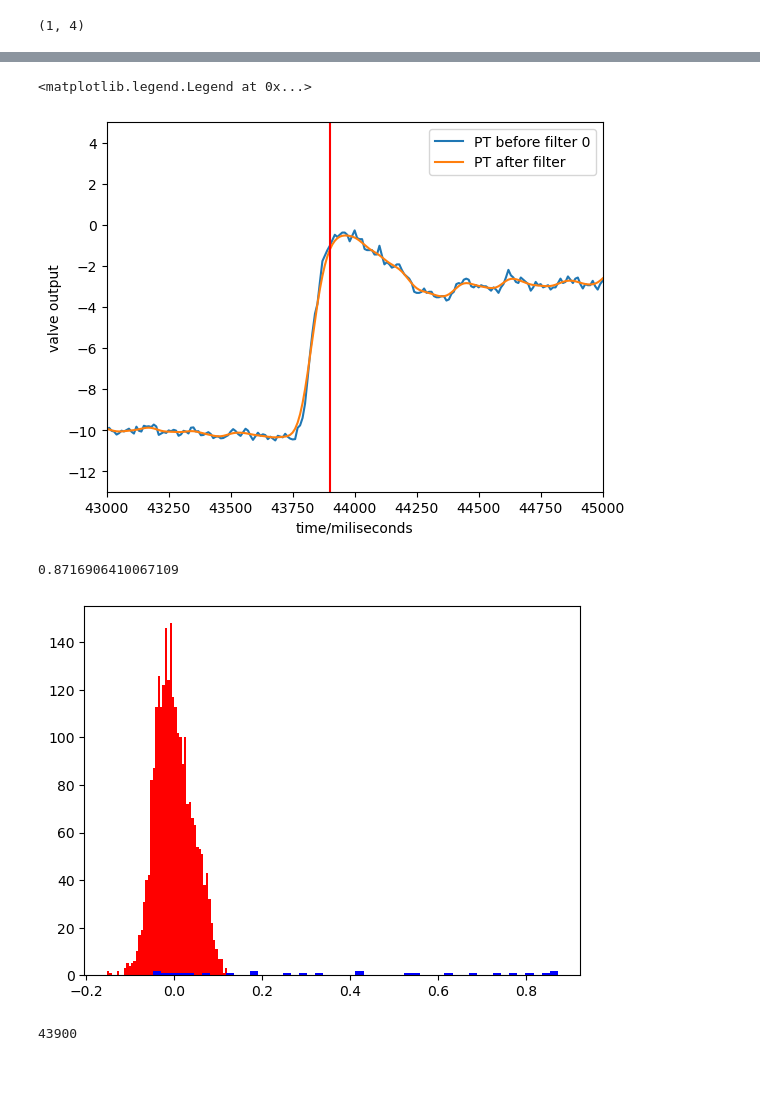
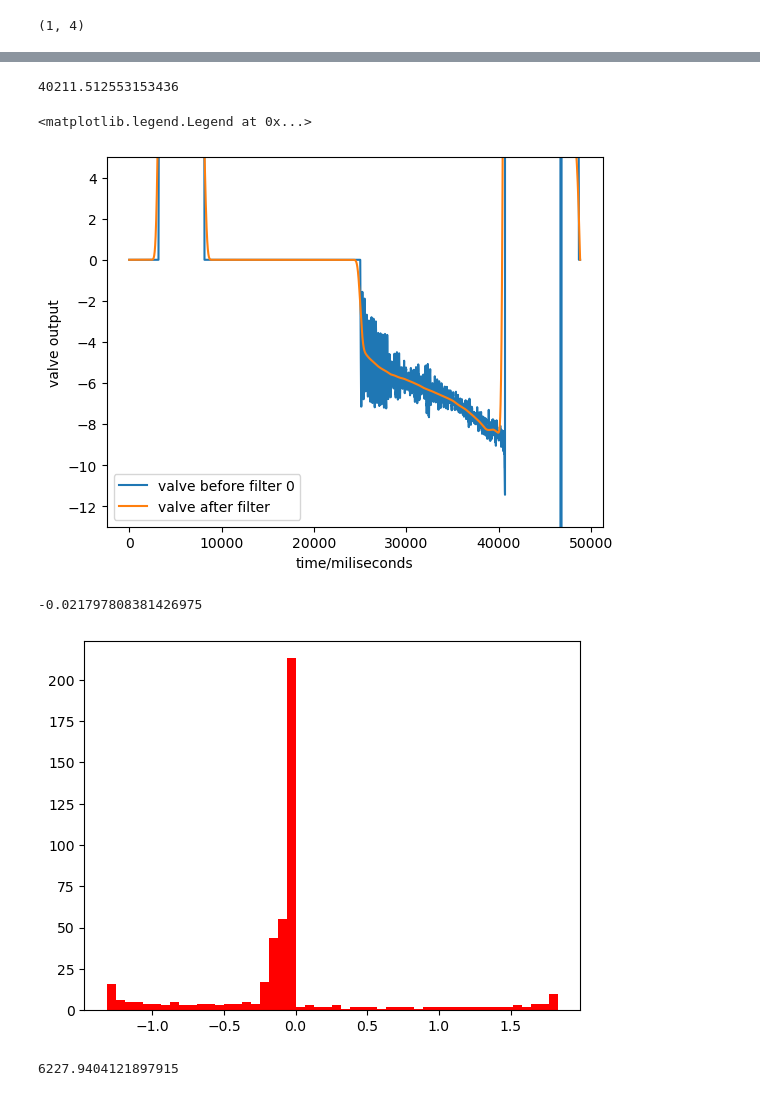
Before and after one commit to SBC-Collaboration/LAr10Ana, a Jupyter notebook: nb/rzhang/Piezo-Waveform_t_start.ipynb, the cells around one changed output, grey strips where cells are left out. Saved outputs shown, nothing was run; the diff lists cells and outputs as text; code cells hidden in the pictures.

```diff
--- a/nb/rzhang/Piezo-Waveform_t_start.ipynb
+++ b/nb/rzhang/Piezo-Waveform_t_start.ipynb
@@ -16,11 +16,11 @@ importlib.reload(AcousticT0)
 # %%
 TEST_RUN = "/exp/e961/data/SBC-25-daqdata/20250611_1/"
 TEST_RUN2 = "/exp/e961/app/users/runze/data/20251121_5/"
-TEST_RUN2 = "/exp/e961/app/users/runze/data/20260205_6/"
+TEST_RUN2 = "/exp/e961/app/users/runze/data/20260205_7/"
 
 # TEST_RUN2 = "/exp/e961/data/users/gputnam/SBC-25-daqdata-test/20251103_1/"
 # for 1121_5, event 3 is expansion failure
-TEST_EVT = 35 # original 0205_6 31
+TEST_EVT = 3 # original 0205_6 31; 7 3 is failure
 # %%
 data = GetEvent(TEST_RUN2, TEST_EVT,strictMode=False)
 data.keys()
@@ -289,21 +316,34 @@ plt.hist(pressure_change, bins =50, range=(-0.025,0.025), color =  "blue")
+# %%
+PT_difference = PT_filtered[1:]-PT_filtered[:-1]
+chunked_PT = PT_difference[:compress_idx-20]
+chunked_time = slowdaq_time[:compress_idx-20]
+reverse_time = chunked_time[::-1]
+reverse_PT_delta =chunked_PT[::-1]
+time_width = reverse_time[-2]-reverse_time[-1]
+for i in range(len(reverse_PT_delta)):
+    if reverse_PT_delta[i]<-0.005:
+        print(reverse_time[i-1]+(-0.005-reverse_PT_delta[i-1])*(reverse_time[i]-reverse_time[i-1])/(reverse_PT_delta[i]-reverse_PT_delta[i-1]))
+        break
+# %% [output]
+40211.512553153436
 # %%
-numtaps = 10  # filter length (longer = sharper cutoff)
-Fs= 1000 # sampling rate
-Fc = 10 # low pass filter in Hz
+numtaps = 100  # filter length (longer = sharper cutoff)
+Fs= 100 # sampling rate
+Fc = 1 # low pass filter in Hz
 fir = firwin(numtaps, Fc, window='hamming', fs=Fs)
 valve_filtered = filtfilt(fir, [1.0], slowdaq_Valve)
 
-plt.plot(slowdaq_time,slowdaq_Valve, label="PT before filter 0")
-plt.plot(slowdaq_time,valve_filtered, label="PT after filter")
+plt.plot(slowdaq_time,slowdaq_Valve, label="valve before filter 0")
+plt.plot(slowdaq_time,valve_filtered, label="valve after filter")
 plt.xlabel("time/miliseconds")
 plt.ylabel("valve output")
-plt.axvline(x=int(43900),color="red")
-plt.xlim(43000,45000)
+# plt.axvline(x=int(43906),color="red")
+# plt.xlim(43000,45000)
 plt.ylim(-13,5)
 plt.legend()
 # %% [output]
 <matplotlib.legend.Legend at 0x...>
-[figure, old version]
+[figure, new version]
 # %%
 valve_difference = valve_filtered[1:]-valve_filtered[:-1]
 valve_plain = valve_difference[4400:6880]
@@ -313,8 +353,8 @@ plt.hist(valve_plain, bins =50, color =  "red")
 plt.hist(valve_change, bins =50, color =  "blue")
 print(max(valve_change))
 # %% [output]
-0.8716906410067109
+-0.021797808381426975
-[figure, old version]
+[figure, new version]
 # %%
 chunked_valve = valve_difference[:compress_idx-20]
 chunked_time = slowdaq_time[:compress_idx-20]
@@ -323,10 +363,10 @@ reverse_valve_delta =chunked_valve[::-1]
 time_width = reverse_time[-2]-reverse_time[-1]
 for i in range(len(reverse_valve_delta)):
     if reverse_valve_delta[i]>0.2:
-        print(reverse_time[i])
+        print(reverse_time[i-1]+(0.2-reverse_valve_delta[i-1])*(reverse_time[i]-reverse_time[i-1])/(reverse_valve_delta[i]-reverse_valve_delta[i-1]))
         break
 # %% [output]
-43900
+6227.9404121897915
 # %%
 plt.plot(reverse_time,reverse_valve_delta, label="PT before filter 0")
 plt.xlabel("time/miliseconds")
```
Also changed, not shown: parts of 16 cells of this notebook, 2 other files.
